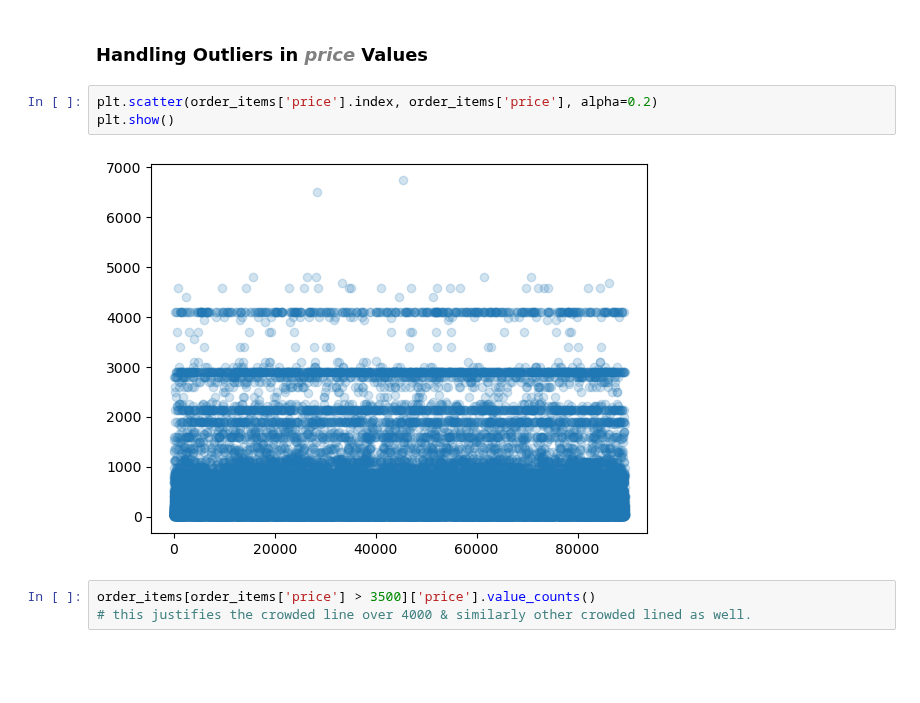
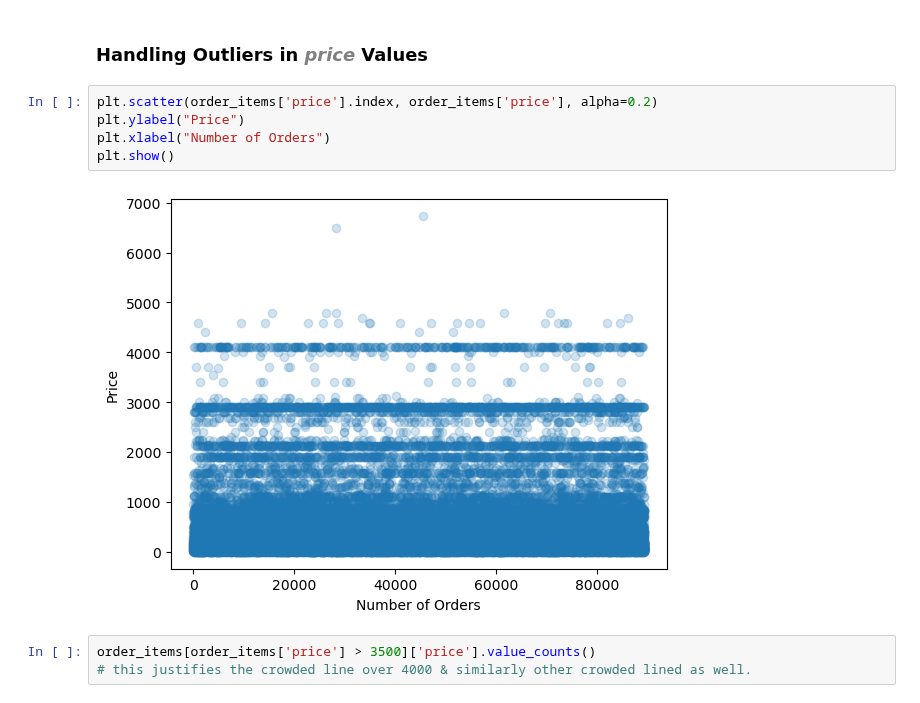
Before and after one commit to JatinY459/ecommerce-data-analysis, a Jupyter notebook: notebooks/02_data_cleaning.ipynb, the cells around one changed output. Drawn from its saved outputs; the diff is of its cells as text; blank space fills up the shorter version.

Commit message:
cleaned order_items file

```diff
--- a/notebooks/02_data_cleaning.ipynb
+++ b/notebooks/02_data_cleaning.ipynb
@@ -312,9 +312,11 @@ order_items.sample()
 ### Handling Outliers in <span style='color: gray;'>*price*</span> Values
 # %%
 plt.scatter(order_items['price'].index, order_items['price'], alpha=0.2)
+plt.ylabel("Price")
+plt.xlabel("Number of Orders")
 plt.show()
 # %% [output]
-[figure, old version]
+[figure, new version]
 # %%
 order_items[order_items['price'] > 3500]['price'].value_counts()
 # this justifies the crowded line over 4000 & similarly other crowded lined as well.
```
Also changed, not shown: parts of 21 cells of this notebook.
